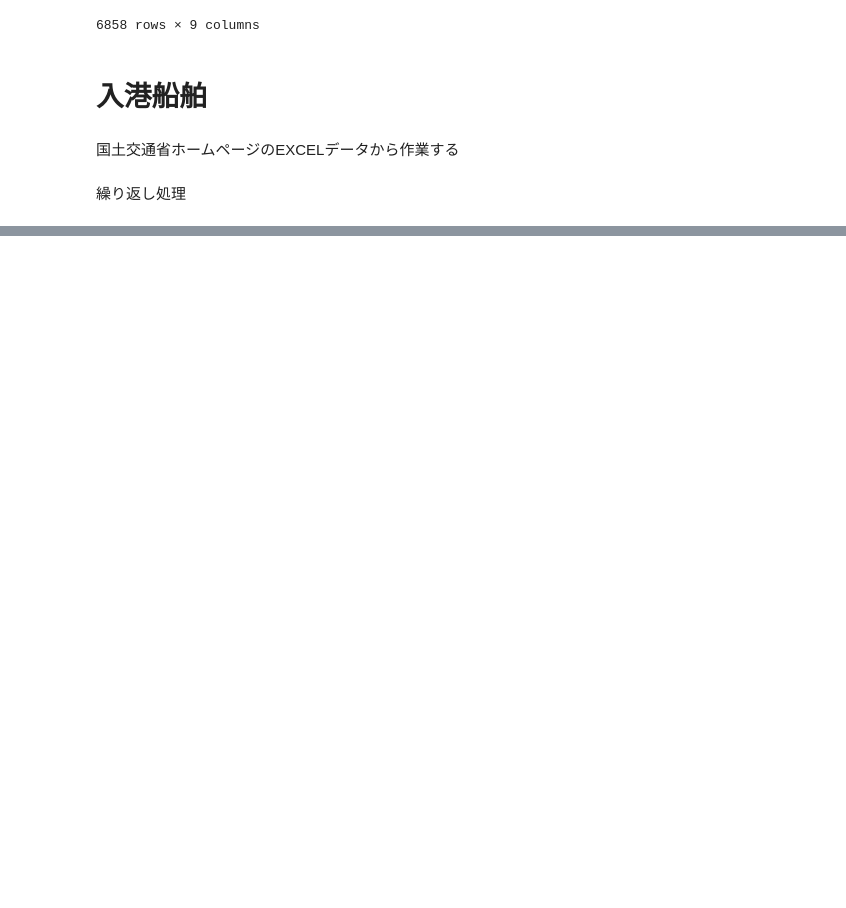
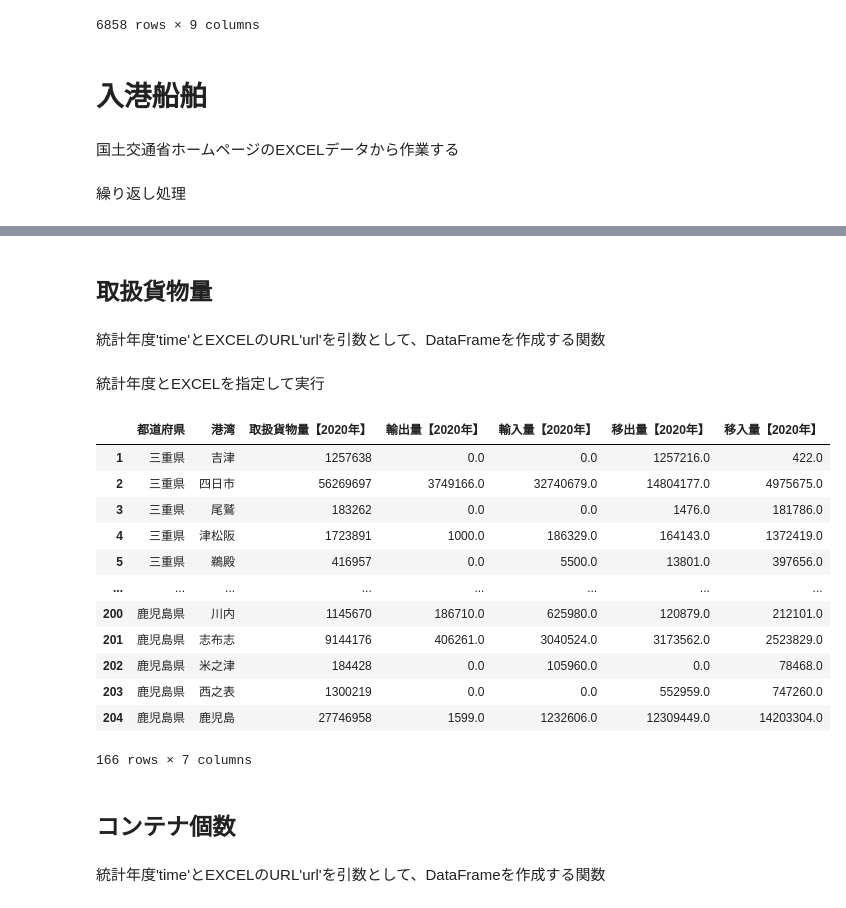
Before and after one commit to dicechick373/dicechick373, a Jupyter notebook: 播磨臨海地域の特徴.ipynb, the cells around one changed output, grey strips where cells are left out. Saved outputs shown, nothing was run; the diff lists cells and outputs as text; code cells hidden in the pictures; blank space fills up the shorter version.

```diff
--- a/播磨臨海地域の特徴.ipynb
+++ b/播磨臨海地域の特徴.ipynb
@@ -535,0 +581,6 @@ params_ship = [
+# %%
+time = '2020年'
+url  = 'https://www.mlit.go.jp/k-toukei/content/001448031.xlsx'
+
+df_ship_2020 = get_ship(time,url)
+df_ship_2020
@@ -535,0 +601,51 @@ params_ship = [
+# %% [markdown]
+## 取扱貨物量
+# %% [markdown]
+統計年度'time'とEXCELのURL'url'を引数として、DataFrameを作成する関数
+# %%
+def get_cargo(time,url):
+
+  # ブックの指定
+  input_file_name = url
+  input_book = pd.ExcelFile(input_file_name)
+
+  # 統計結果は2番目のシート、上から2行は無視
+  input_sheet_name = input_book.sheet_names
+  df = input_book.parse(input_sheet_name[1],skiprows = 2)
+
+  # 都道府県と港湾で集計
+  df = df.groupby(['都道府県','港湾']).agg({'合計': 'sum','輸出': 'sum','輸入': 'sum','移出': 'sum','移入': 'sum'}).reset_index()
+
+  # 都道府県の合計値は不要
+  df = df[df['港湾'] != '合計']
+
+  # 列名を整形
+  df = df.rename(columns={'合計' : f'取扱貨物量【{time}】', '輸出' : f'輸出量【{time}】', '輸入' : f'輸入量【{time}】', '移出' : f'移出量【{time}】', '移入' : f'移入量【{time}】'})
+
+  return df
+# %% [markdown]
+統計年度とEXCELを指定して実行
+# %%
+time = '2020年'
+url  = 'https://www.mlit.go.jp/k-toukei/content/001448034.xlsx'
+
+df_cargo_2020 = get_cargo(time,url)
+df_cargo_2020
+# %% [output]
+|  | 都道府県 | 港湾 | 取扱貨物量【2020年】 | 輸出量【2020年】 | 輸入量【2020年】 | 移出量【2020年】 | 移入量【2020年】 |
+| 1 | 三重県 | 吉津 | 1257638 | 0.0 | 0.0 | 1257216.0 | 422.0 |
+| 2 | 三重県 | 四日市 | 56269697 | 3749166.0 | 32740679.0 | 14804177.0 | 4975675.0 |
+| 3 | 三重県 | 尾鷲 | 183262 | 0.0 | 0.0 | 1476.0 | 181786.0 |
+| 4 | 三重県 | 津松阪 | 1723891 | 1000.0 | 186329.0 | 164143.0 | 1372419.0 |
+| 5 | 三重県 | 鵜殿 | 416957 | 0.0 | 5500.0 | 13801.0 | 397656.0 |
+| ... | ... | ... | ... | ... | ... | ... | ... |
+| 200 | 鹿児島県 | 川内 | 1145670 | 186710.0 | 625980.0 | 120879.0 | 212101.0 |
+| 201 | 鹿児島県 | 志布志 | 9144176 | 406261.0 | 3040524.0 | 3173562.0 | 2523829.0 |
+| 202 | 鹿児島県 | 米之津 | 184428 | 0.0 | 105960.0 | 0.0 | 78468.0 |
+| 203 | 鹿児島県 | 西之表 | 1300219 | 0.0 | 0.0 | 552959.0 | 747260.0 |
+| 204 | 鹿児島県 | 鹿児島 | 27746958 | 1599.0 | 1232606.0 | 12309449.0 | 14203304.0 |
+166 rows × 7 columns
+# %% [markdown]
+## コンテナ個数
+# %% [markdown]
+統計年度'time'とEXCELのURL'url'を引数として、DataFrameを作成する関数
```
Also changed, not shown: parts of 19 cells of this notebook.
